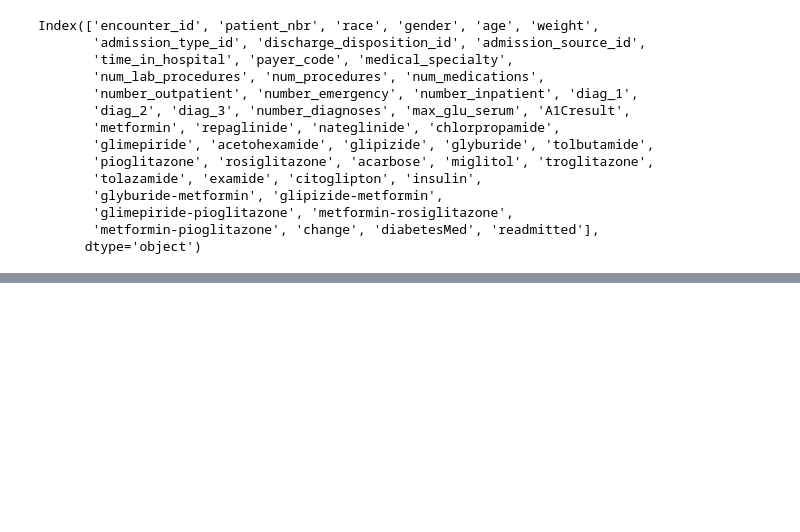
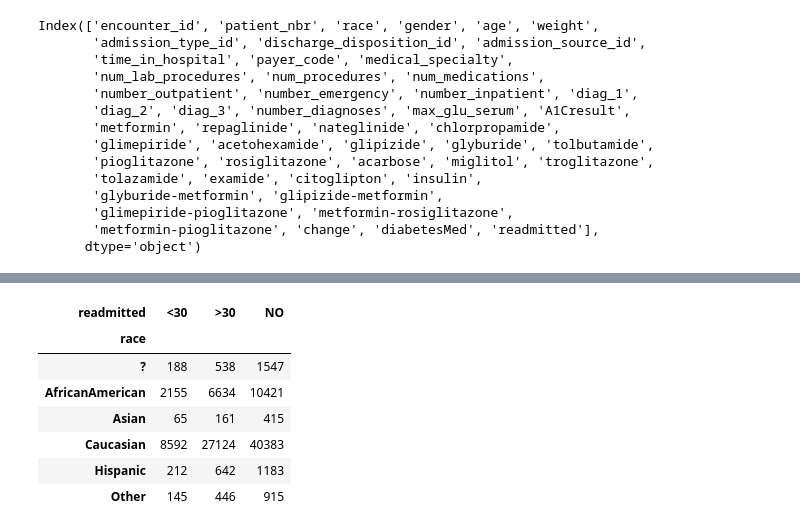
Before and after one commit to dreach329/CUNY_LaGuardia_HF_Analytics_Course, a Jupyter notebook: Python_Project_2_Diabetes.ipynb, the cells around one changed output, grey strips where cells are left out. Cells and saved outputs as stored; diff of their text form; code cells hidden in the pictures; blank space fills up the shorter version.

```diff
--- a/Python_Project_2_Diabetes.ipynb
+++ b/Python_Project_2_Diabetes.ipynb
@@ -315 +67,13 @@ AfricanAmerican:
+# %%
+comparison = pd.crosstab(dfrace['race'], dfrace['readmitted'])
+display(comparison)
+# %% [output]
+| readmitted | <30 | >30 | NO |
+| race |  |  |  |
+| ? | 188 | 538 | 1547 |
+| AfricanAmerican | 2155 | 6634 | 10421 |
+| Asian | 65 | 161 | 415 |
+| Caucasian | 8592 | 27124 | 40383 |
+| Hispanic | 212 | 642 | 1183 |
+| Other | 145 | 446 | 915 |
 # %%
```
Also changed, not shown: parts of 33 cells of this notebook.
